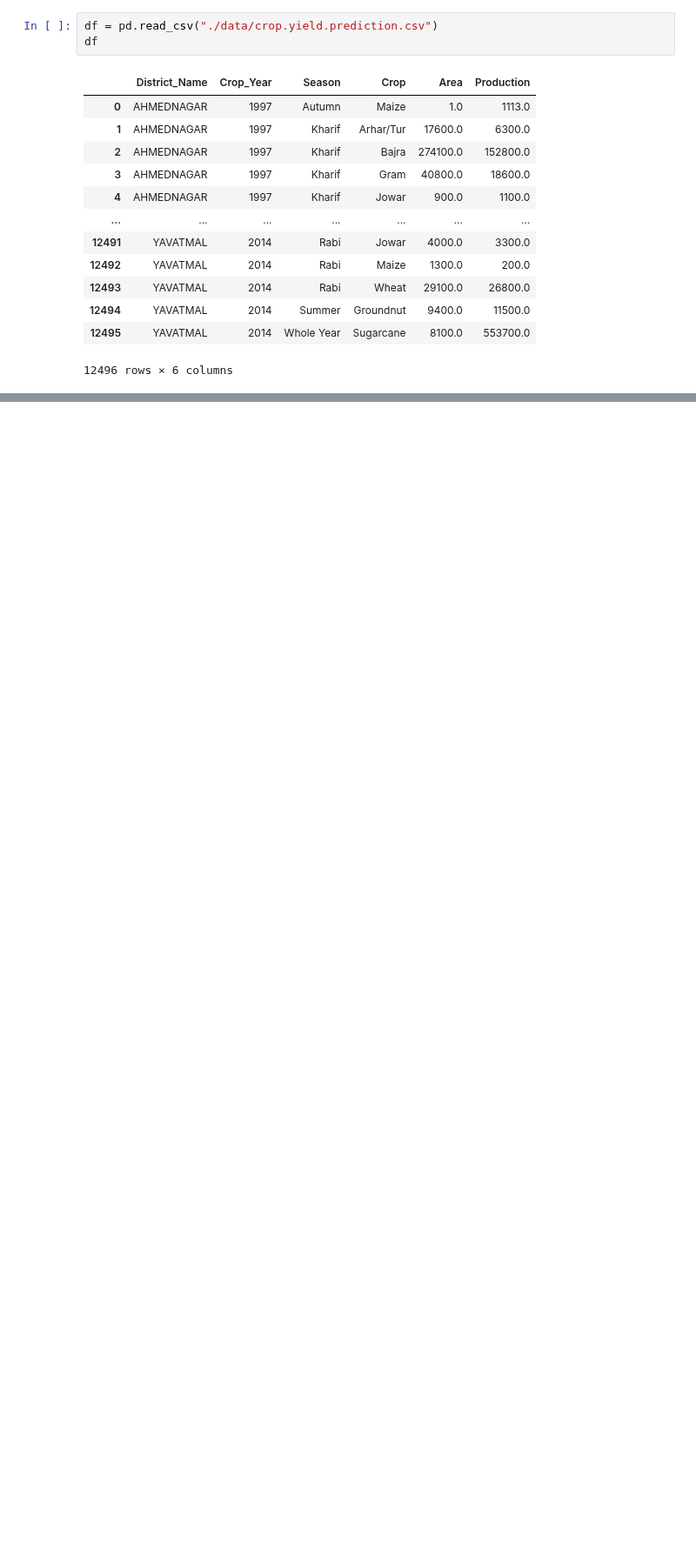
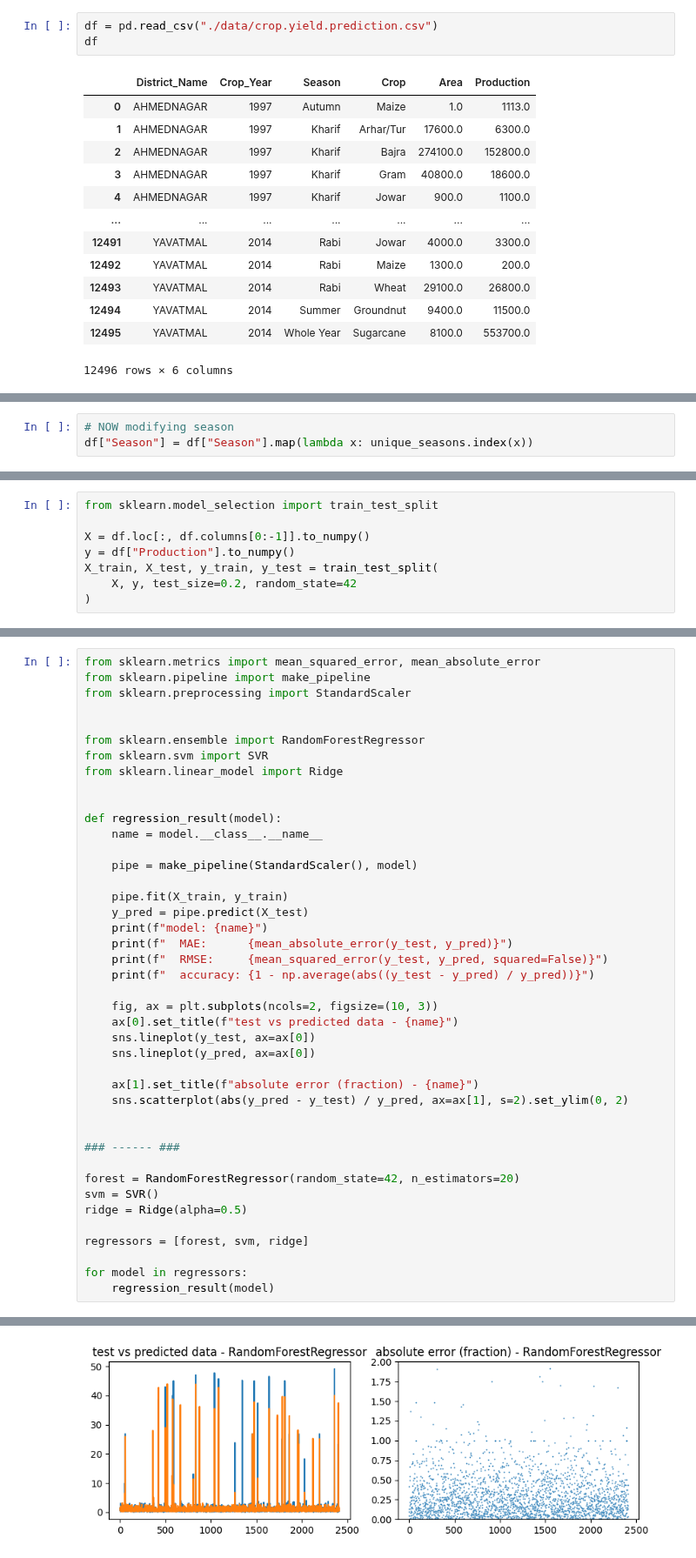
Before and after one commit to Fresh-Fields/ml-official, a Jupyter notebook: test.regression.ipynb, the cells around one changed output, grey strips where cells are left out. Shown at 87% size. Drawn from its saved outputs; the diff is of its cells as text; blank space fills up the shorter version.

Commit message:
regression much, still inaccurate :(

```diff
--- a/test.regression.ipynb
+++ b/test.regression.ipynb
@@ -52,0 +132,3 @@ df
+# %%
+# NOW modifying season
+df["Season"] = df["Season"].map(lambda x: unique_seasons.index(x))
@@ -52,0 +139,8 @@ df
+# %%
+from sklearn.model_selection import train_test_split
+
+X = df.loc[:, df.columns[0:-1]].to_numpy()
+y = df["Production"].to_numpy()
+X_train, X_test, y_train, y_test = train_test_split(
+    X, y, test_size=0.2, random_state=42
+)
@@ -52,0 +162,43 @@ df
+# %%
+from sklearn.metrics import mean_squared_error, mean_absolute_error
+from sklearn.pipeline import make_pipeline
+from sklearn.preprocessing import StandardScaler
+
+
+from sklearn.ensemble import RandomForestRegressor
+from sklearn.svm import SVR
+from sklearn.linear_model import Ridge
+
+
+def regression_result(model):
+    name = model.__class__.__name__
+
+    pipe = make_pipeline(StandardScaler(), model)
+
+    pipe.fit(X_train, y_train)
+    y_pred = pipe.predict(X_test)
+    print(f"model: {name}")
+    print(f"  MAE:      {mean_absolute_error(y_test, y_pred)}")
+    print(f"  RMSE:     {mean_squared_error(y_test, y_pred, squared=False)}")
+    print(f"  accuracy: {1 - np.average(abs((y_test - y_pred) / y_pred))}")
+
+    fig, ax = plt.subplots(ncols=2, figsize=(10, 3))
+    ax[0].set_title(f"test vs predicted data - {name}")
+    sns.lineplot(y_test, ax=ax[0])
+    sns.lineplot(y_pred, ax=ax[0])
+
+    ax[1].set_title(f"absolute error (fraction) - {name}")
+    sns.scatterplot(abs(y_pred - y_test) / y_pred, ax=ax[1], s=2).set_ylim(0, 2)
+
+
+### ------ ###
+
+forest = RandomForestRegressor(random_state=42, n_estimators=20)
+svm = SVR()
+ridge = Ridge(alpha=0.5)
+
+regressors = [forest, svm, ridge]
+
+for model in regressors:
+    regression_result(model)
+# %% [output]
@@ -52,0 +217 @@ df
+[figure, added]
```
Also changed, not shown: parts of 23 cells of this notebook, 1 other file.
